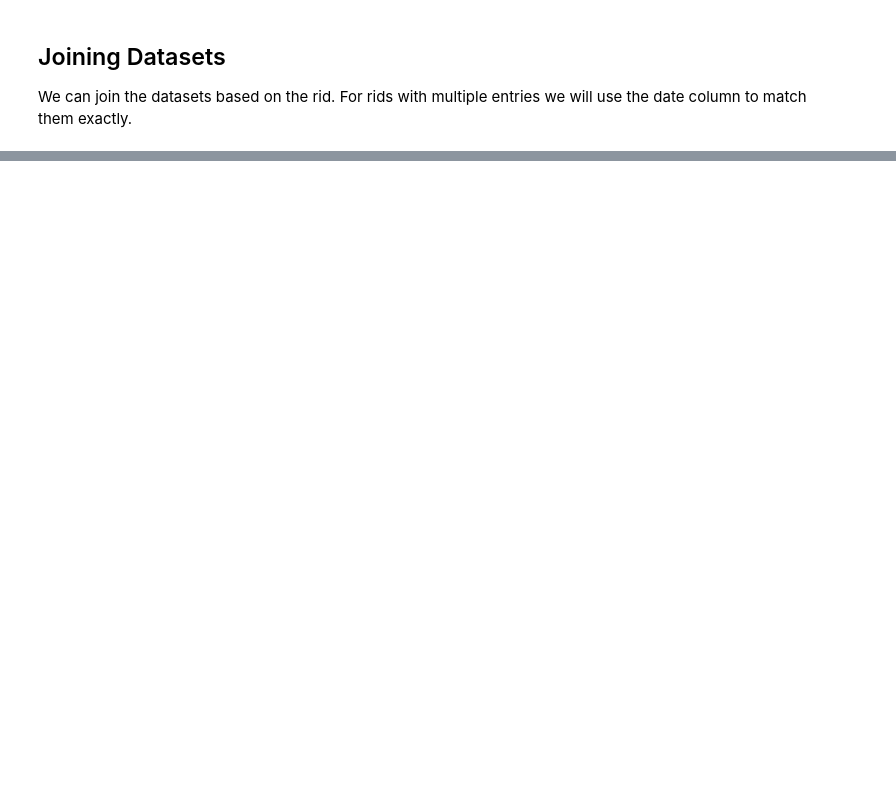
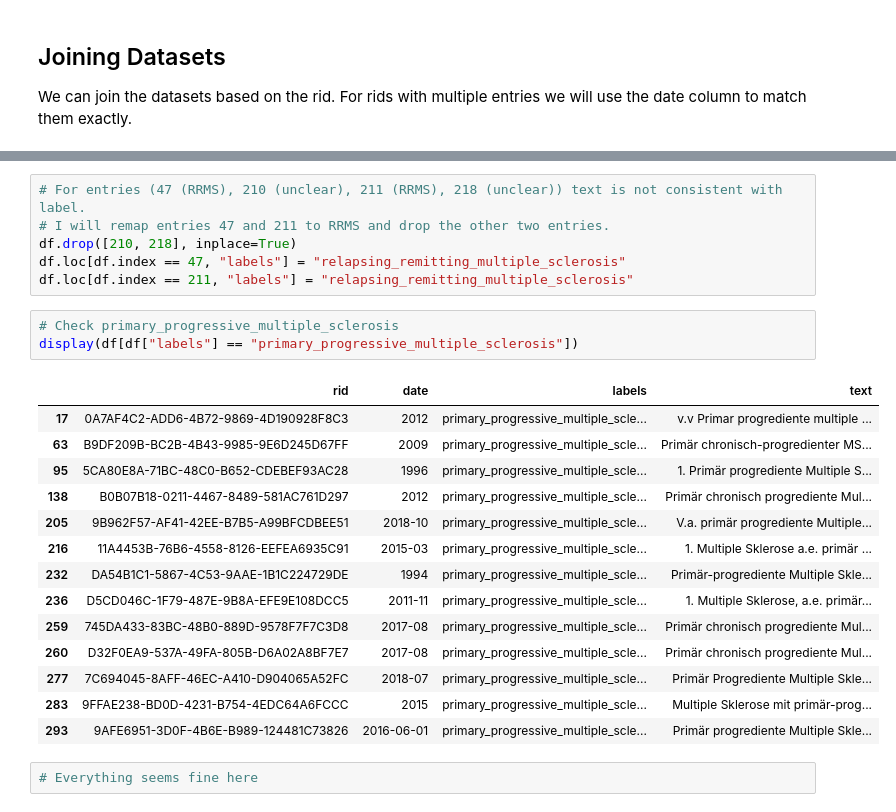
Before and after one commit to maregli/inf-extr, a Jupyter notebook: notebooks/data_preprocessing/02_ms-classification.ipynb, the cells around one changed output, grey strips where cells are left out. Saved outputs shown, nothing was run; the diff lists cells and outputs as text; blank space fills up the shorter version.

```diff
--- a/notebooks/data_preprocessing/02_ms-classification.ipynb
+++ b/notebooks/data_preprocessing/02_ms-classification.ipynb
@@ -368,0 +338,26 @@ df = df.rename(columns={"label": "labels"})
+# %%
+# For entries (47 (RRMS), 210 (unclear), 211 (RRMS), 218 (unclear)) text is not consistent with label.
+# I will remap entries 47 and 211 to RRMS and drop the other two entries.
+df.drop([210, 218], inplace=True)
+df.loc[df.index == 47, "labels"] = "relapsing_remitting_multiple_sclerosis"
+df.loc[df.index == 211, "labels"] = "relapsing_remitting_multiple_sclerosis"
+# %%
+# Check primary_progressive_multiple_sclerosis
+display(df[df["labels"] == "primary_progressive_multiple_sclerosis"])
+# %% [output]
+|  | rid | date | labels | text |
+| 17 | 0A7AF4C2-ADD6-4B72-9869-4D190928F8C3 | 2012 | primary_progressive_multiple_scle... | v.v Primar progrediente multiple ... |
+| 63 | B9DF209B-BC2B-4B43-9985-9E6D245D67FF | 2009 | primary_progressive_multiple_scle... | Primär chronisch-progredienter MS... |
+| 95 | 5CA80E8A-71BC-48C0-B652-CDEBEF93AC28 | 1996 | primary_progressive_multiple_scle... | 1. Primär progrediente Multiple S... |
+| 138 | B0B07B18-0211-4467-8489-581AC761D297 | 2012 | primary_progressive_multiple_scle... | Primär chronisch progrediente Mul... |
+| 205 | 9B962F57-AF41-42EE-B7B5-A99BFCDBEE51 | 2018-10 | primary_progressive_multiple_scle... | V.a. primär progrediente Multiple... |
+| 216 | 11A4453B-76B6-4558-8126-EEFEA6935C91 | 2015-03 | primary_progressive_multiple_scle... | 1. Multiple Sklerose a.e. primär ... |
+| 232 | DA54B1C1-5867-4C53-9AAE-1B1C224729DE | 1994 | primary_progressive_multiple_scle... | Primär-progrediente Multiple Skle... |
+| 236 | D5CD046C-1F79-487E-9B8A-EFE9E108DCC5 | 2011-11 | primary_progressive_multiple_scle... | 1. Multiple Sklerose, a.e. primär... |
+| 259 | 745DA433-83BC-48B0-889D-9578F7F7C3D8 | 2017-08 | primary_progressive_multiple_scle... | Primär chronisch progrediente Mul... |
+| 260 | D32F0EA9-537A-49FA-805B-D6A02A8BF7E7 | 2017-08 | primary_progressive_multiple_scle... | Primär chronisch progrediente Mul... |
+| 277 | 7C694045-8AFF-46EC-A410-D904065A52FC | 2018-07 | primary_progressive_multiple_scle... | Primär Progrediente Multiple Skle... |
+| 283 | 9FFAE238-BD0D-4231-B754-4EDC64A6FCCC | 2015 | primary_progressive_multiple_scle... | Multiple Sklerose mit primär-prog... |
+| 293 | 9AFE6951-3D0F-4B6E-B989-124481C73826 | 2016-06-01 | primary_progressive_multiple_scle... | Primär progrediente Multiple Skle... |
+# %%
+# Everything seems fine here
```
Also changed, not shown: parts of 35 cells of this notebook.
